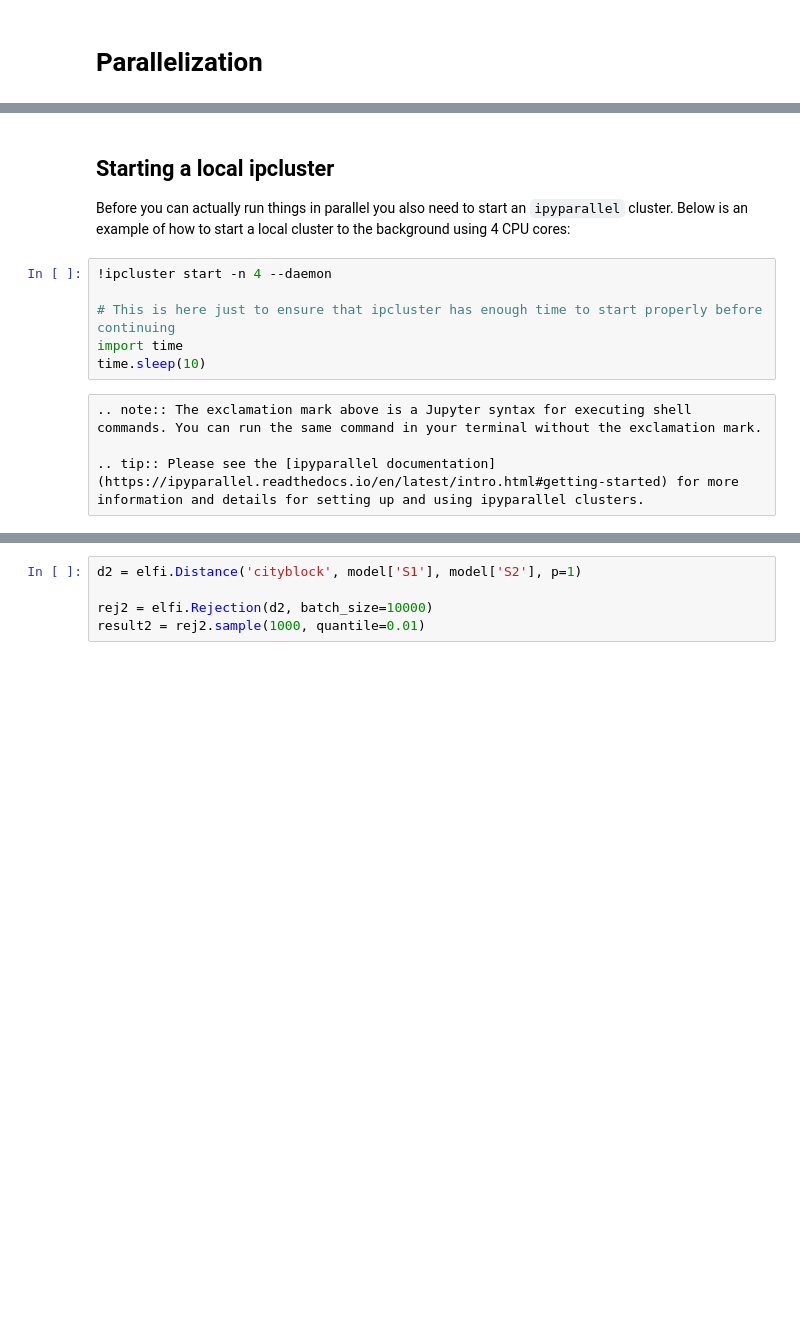
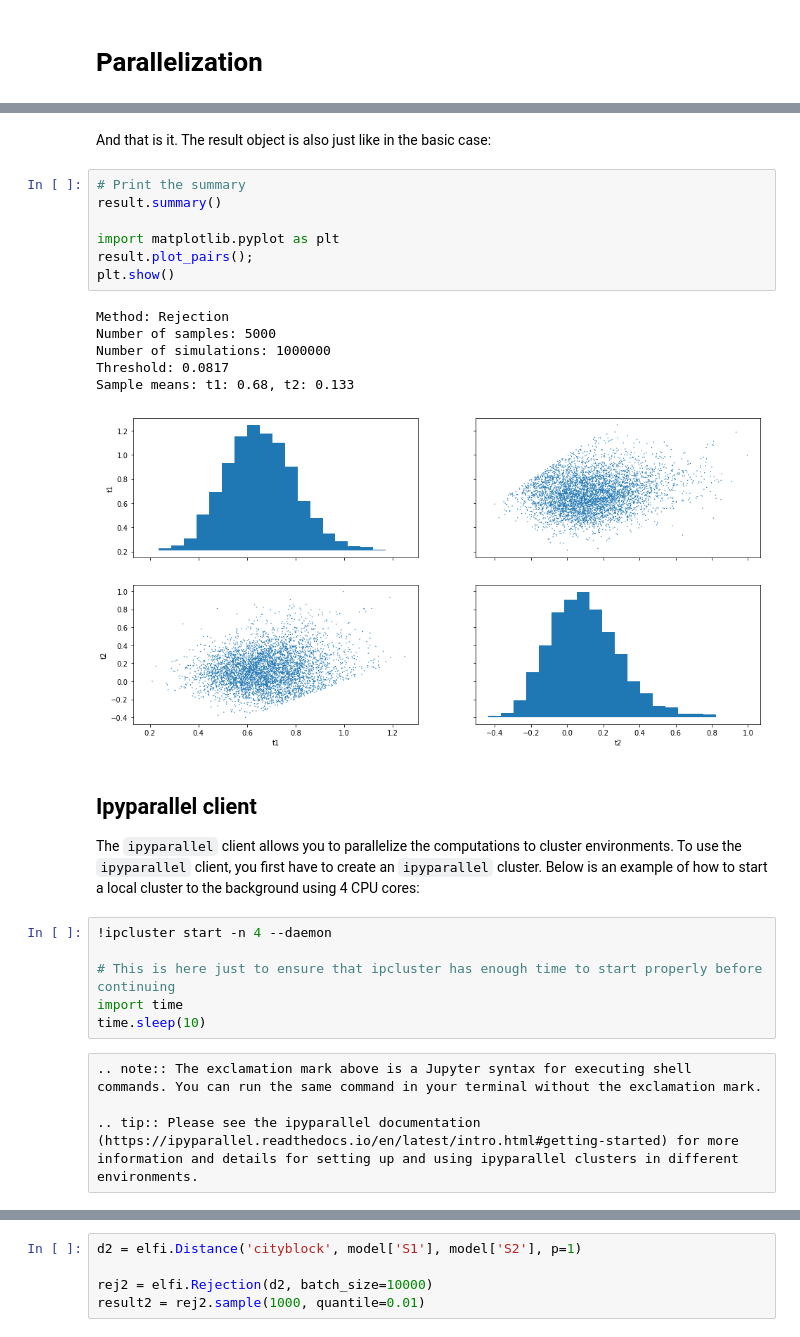
Before and after one commit to elfi-dev/notebooks, a Jupyter notebook: parallelization.ipynb, the cells around one changed output, grey strips where cells are left out. Saved outputs shown, nothing was run; the diff lists cells and outputs as text; blank space fills up the shorter version.

```diff
--- a/parallelization.ipynb
+++ b/parallelization.ipynb
@@ -24,7 +41,23 @@ import elfi.clients.ipyparallel
+# %% [markdown]
+And that is it. The result object is also just like in the basic case:
+# %%
+# Print the summary
+result.summary()
+
+import matplotlib.pyplot as plt
+result.plot_pairs();
+plt.show()
+# %% [output]
+Method: Rejection
+Number of samples: 5000
+Number of simulations: 1000000
+Threshold: 0.0817
+Sample means: t1: 0.68, t2: 0.133
+[figure, added]
 # %% [markdown]
-## Starting a local ipcluster
+## Ipyparallel client
 
-Before you can actually run things in parallel you also need to start an `ipyparallel` cluster. Below is an example of how to start a local cluster to the background using 4 CPU cores:
+The `ipyparallel` client allows you to parallelize the computations to cluster environments. To use the `ipyparallel` client, you first have to create an `ipyparallel` cluster. Below is an example of how to start a local cluster to the background using 4 CPU cores:
 # %%
 !ipcluster start -n 4 --daemon
 
@@ -34,5 +67,5 @@ time.sleep(10)
 # %% [raw]
 .. note:: The exclamation mark above is a Jupyter syntax for executing shell commands. You can run the same command in your terminal without the exclamation mark.
 
-.. tip:: Please see the [ipyparallel documentation](https://ipyparallel.readthedocs.io/en/latest/intro.html#getting-started) for more information and details for setting up and using ipyparallel clusters.
+.. tip:: Please see the ipyparallel documentation (https://ipyparallel.readthedocs.io/en/latest/intro.html#getting-started) for more information and details for setting up and using ipyparallel clusters in different environments.
 # %% [markdown]
```
Also changed, not shown: parts of 25 cells of this notebook, 5 other files.
